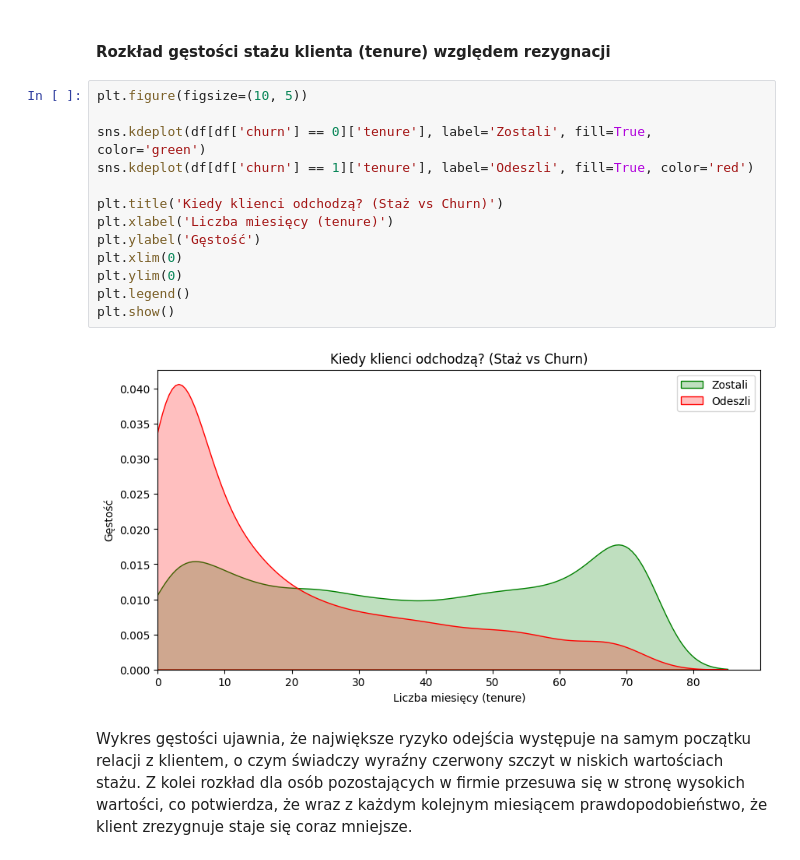
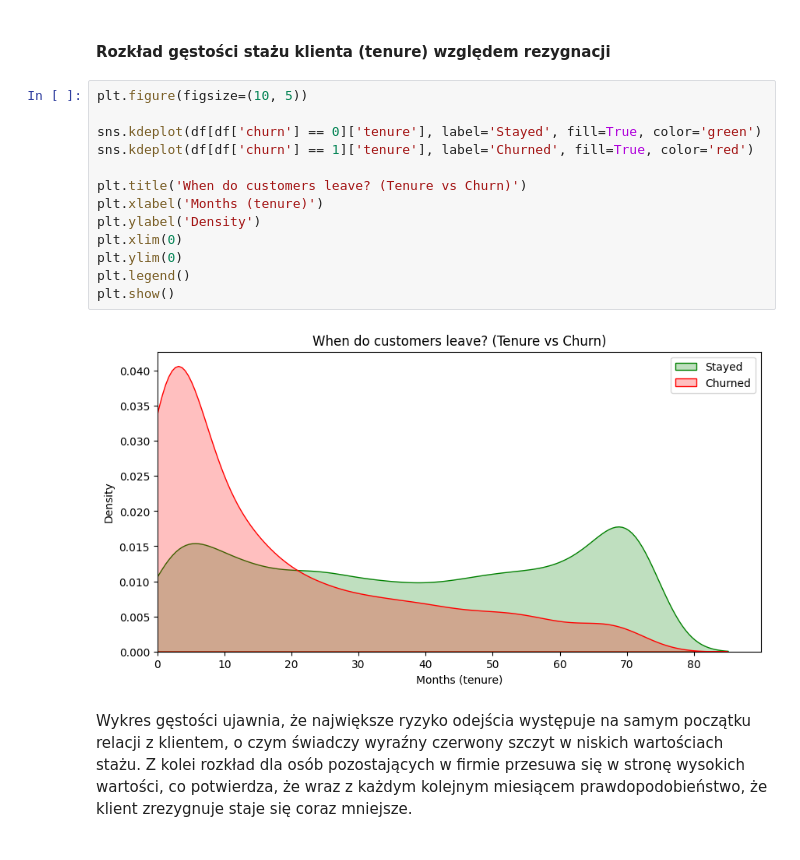
Before and after one commit to kacper-holowaty/customer-churn-prediction, a Jupyter notebook: churn_prediction_model_comparison.ipynb, the cells around one changed output. Drawn from its saved outputs; the diff is of its cells as text.

```diff
--- a/churn_prediction_model_comparison.ipynb
+++ b/churn_prediction_model_comparison.ipynb
@@ -58,18 +58,18 @@ Wykres wskazuje, że najsilniejszymi czynnikami sprzyjającymi odejściu klienta
 # %%
 plt.figure(figsize=(10, 5))
 
-sns.kdeplot(df[df['churn'] == 0]['tenure'], label='Zostali', fill=True, color='green')
-sns.kdeplot(df[df['churn'] == 1]['tenure'], label='Odeszli', fill=True, color='red')
+sns.kdeplot(df[df['churn'] == 0]['tenure'], label='Stayed', fill=True, color='green')
+sns.kdeplot(df[df['churn'] == 1]['tenure'], label='Churned', fill=True, color='red')
 
-plt.title('Kiedy klienci odchodzą? (Staż vs Churn)')
-plt.xlabel('Liczba miesięcy (tenure)')
-plt.ylabel('Gęstość')
+plt.title('When do customers leave? (Tenure vs Churn)')
+plt.xlabel('Months (tenure)')
+plt.ylabel('Density')
 plt.xlim(0)
 plt.ylim(0)
 plt.legend()
 plt.show()
 # %% [output]
-[figure, old version]
+[figure, new version]
 # %% [markdown]
 Wykres gęstości ujawnia, że największe ryzyko odejścia występuje na samym początku relacji z klientem, o czym świadczy wyraźny czerwony szczyt w niskich wartościach stażu. Z kolei rozkład dla osób pozostających w firmie przesuwa się w stronę wysokich wartości, co potwierdza, że wraz z każdym kolejnym miesiącem prawdopodobieństwo, że klient zrezygnuje staje się coraz mniejsze.
 # %% [markdown]
```
Also changed, not shown: parts of 6 cells of this notebook.
